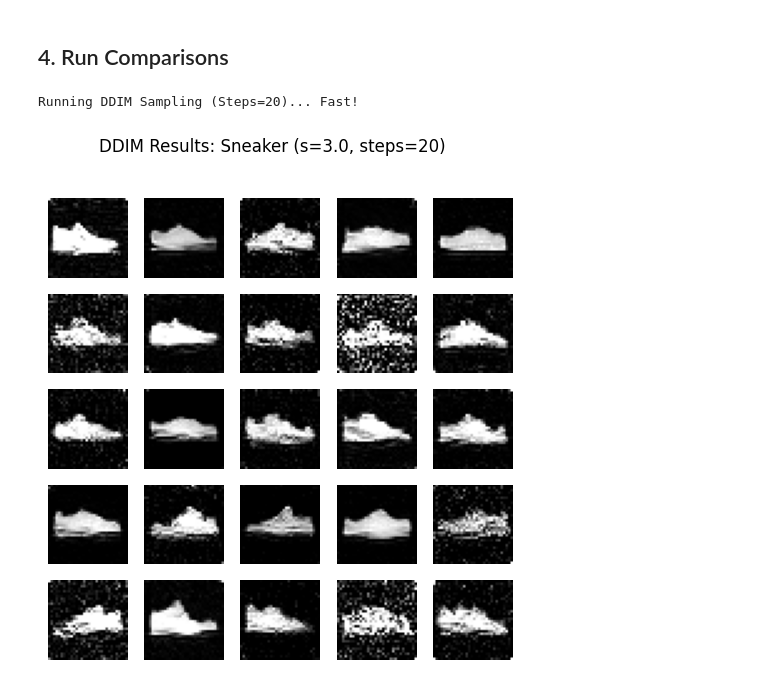
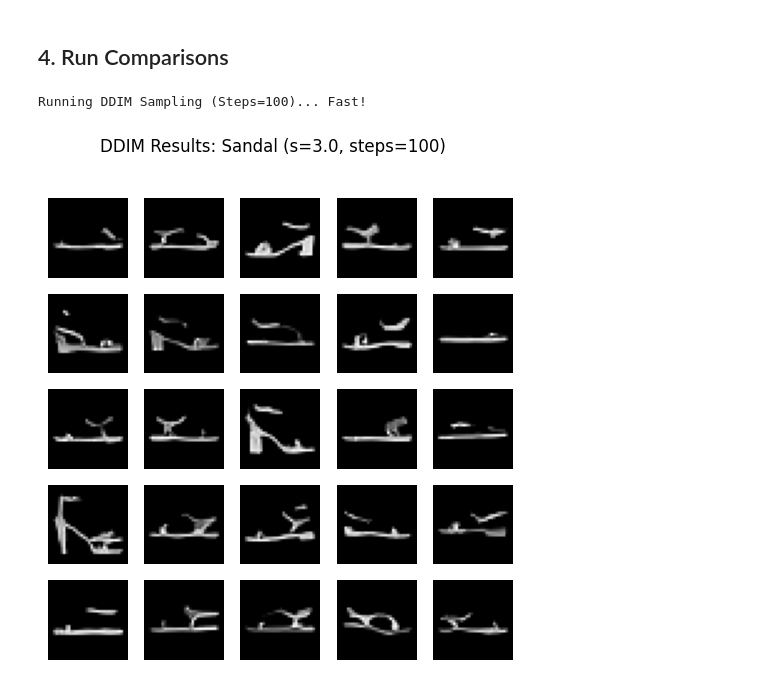
Before and after one commit to schwp/genai-ddpm-inpainting, a Jupyter notebook: src/inference.ipynb, the cells around one changed output. Saved outputs shown, nothing was run; the diff lists cells and outputs as text; code cells hidden in the pictures.

```diff
--- a/src/inference.ipynb
+++ b/src/inference.ipynb
@@ -344,12 +344,12 @@ print(f"Sampled one image from dataset. Ground Truth Class: {gt_class_name}, Sha
 # 2. Create Measurement (Masked Image)
 # Mask: Bottom half missing
 mask = torch.ones_like(x_gt).to(device)
-mask[:, :, 16:, :] = 0.0 # Zero out bottom half
+mask[:, :, 12:20, 12:20] = 0.0 # Zero out bottom half
 measurement = x_gt * mask
 
 # 3. Run DPS
 # Using a safer scale and matched transform
 print(measurement.shape)
-run_inference_dps(unet, emb, gt_class_name, 7, measurement, mask, zeta=2, steps=50)
+run_inference_dps(unet, emb, gt_class_name, 3, measurement, mask, zeta=0.4, steps=100)
 #def run_inference_dps(unet, emb, class_name, s, measurement, mask, zeta=1.0, steps=50):
 # %% [output]
@@ -371,10 +371,10 @@ Step 40/50 | t=180 | Loss: 78.1736 | |Grad|: 21.6543 | x_range: [-1.29, 4.84]
 ## 4. Run Comparisons
 # %%
 # Run DDIM (Fast)
-run_inference_ddim(unet, emb, class_name="Sneaker", s=3.0, n_steps=20)
+run_inference_ddim(unet, emb, class_name="Sandal", s=3.0, n_steps=100)
 # %% [output]
-Running DDIM Sampling (Steps=20)... Fast!
+Running DDIM Sampling (Steps=100)... Fast!
-[figure, old version]
+[figure, new version]
 # %%
 # Run DDPM (Slow - 1000 steps)
 # Uncomment to run
```
Also changed, not shown: parts of 8 cells of this notebook, 4 other files.
